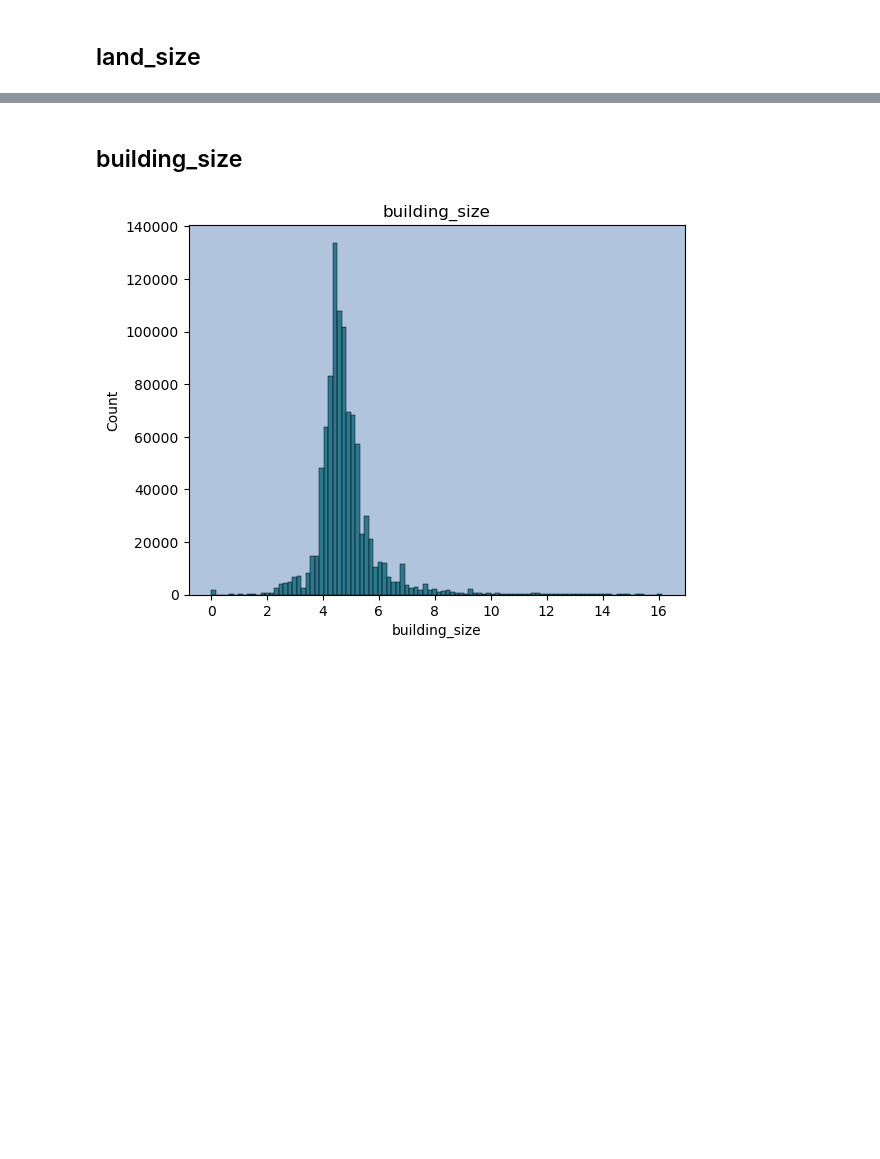
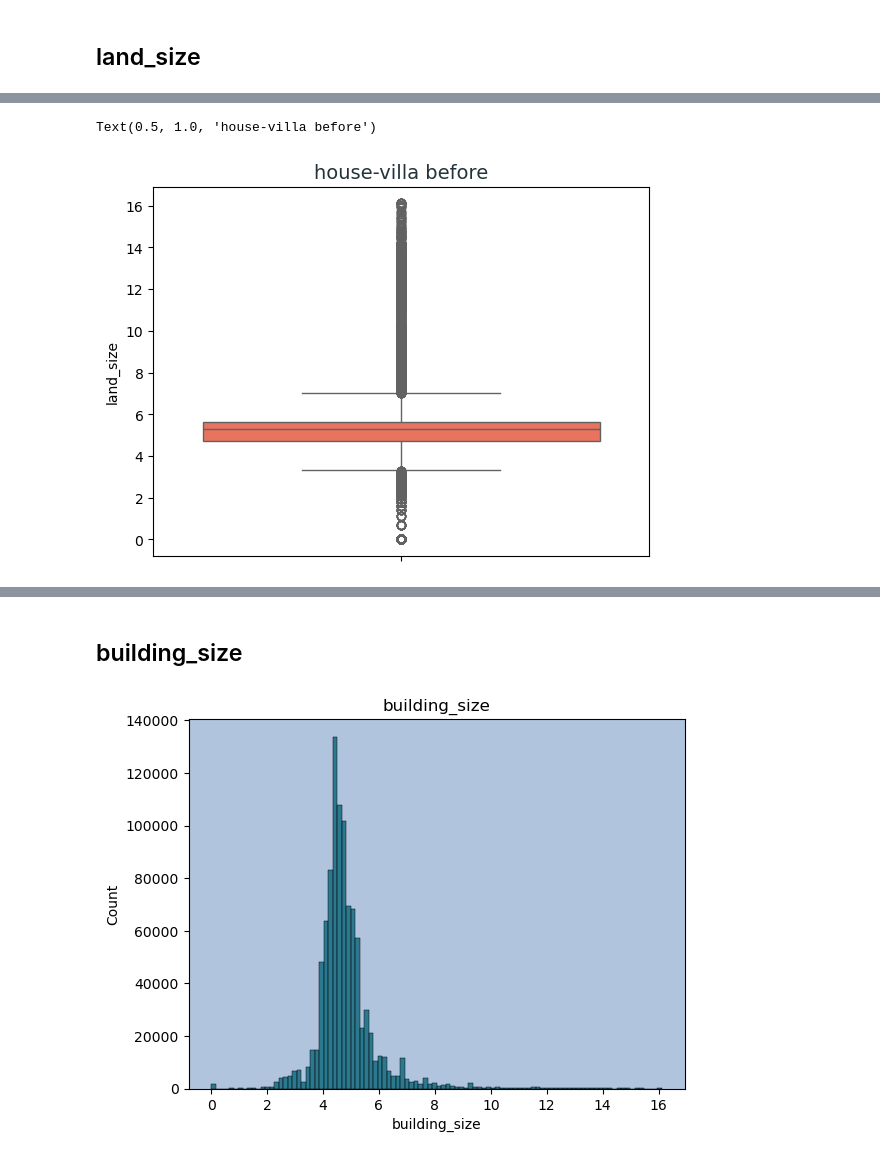
Before and after one commit to AlirezaMojtabavi/Real-estate_PricePrediction, a Jupyter notebook: notebooks/exploration/clean_columns_23_to_42.ipynb, the cells around one changed output, grey strips where cells are left out. Cells and saved outputs as stored; diff of their text form; code cells hidden in the pictures; blank space fills up the shorter version.

```diff
--- a/notebooks/exploration/clean_columns_23_to_42.ipynb
+++ b/notebooks/exploration/clean_columns_23_to_42.ipynb
@@ -79,0 +616,7 @@ df_subset.land_size = np.log(df_subset.land_size)
+# %%
+plt.figure()
+sns.boxplot((hv_land_size), color="tomato")
+plt.title("house-villa before", fontsize=14, color="#22333b")
+# %% [output]
+Text(0.5, 1.0, 'house-villa before')
+[figure, added]
```
Also changed, not shown: parts of 43 cells of this notebook, 1 other file.
